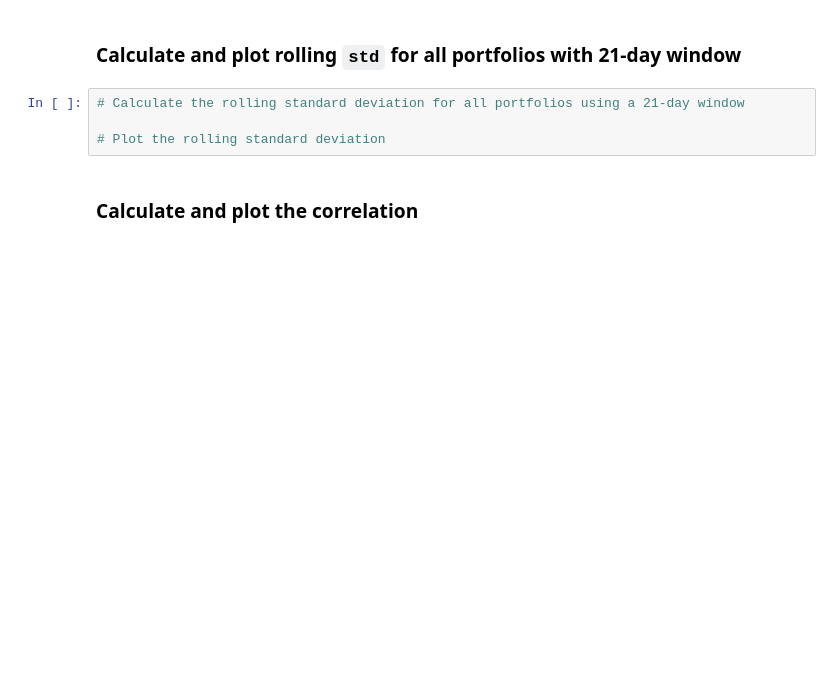
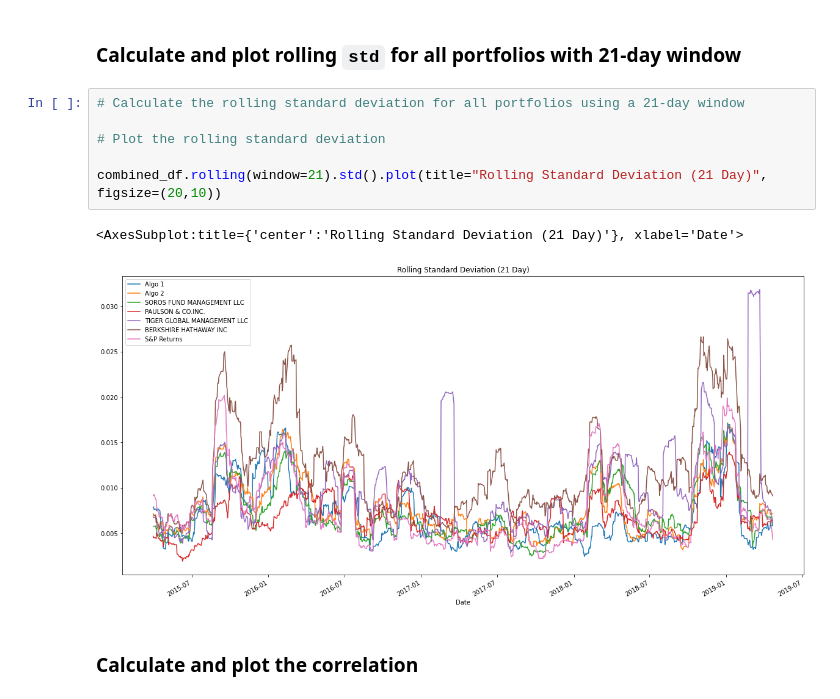
Before and after one commit to ITJedi/Whale_Analysis, a Jupyter notebook: whale_analysis.ipynb, the cells around one changed output. Cells and saved outputs as stored; diff of their text form; blank space fills up the shorter version.

```diff
--- a/whale_analysis.ipynb
+++ b/whale_analysis.ipynb
@@ -256,7 +287,12 @@ Risk changes over time. Analyze the rolling statistics for Risk and Beta.
 # %%
 # Calculate the rolling standard deviation for all portfolios using a 21-day window
 
 # Plot the rolling standard deviation
+
+combined_df.rolling(window=21).std().plot(title="Rolling Standard Deviation (21 Day)", figsize=(20,10))
+# %% [output]
+<AxesSubplot:title={'center':'Rolling Standard Deviation (21 Day)'}, xlabel='Date'>
+[figure, added]
 # %% [markdown]
 ### Calculate and plot the correlation
 # %%
```
Also changed, not shown: parts of 38 cells of this notebook, 3 other files.
